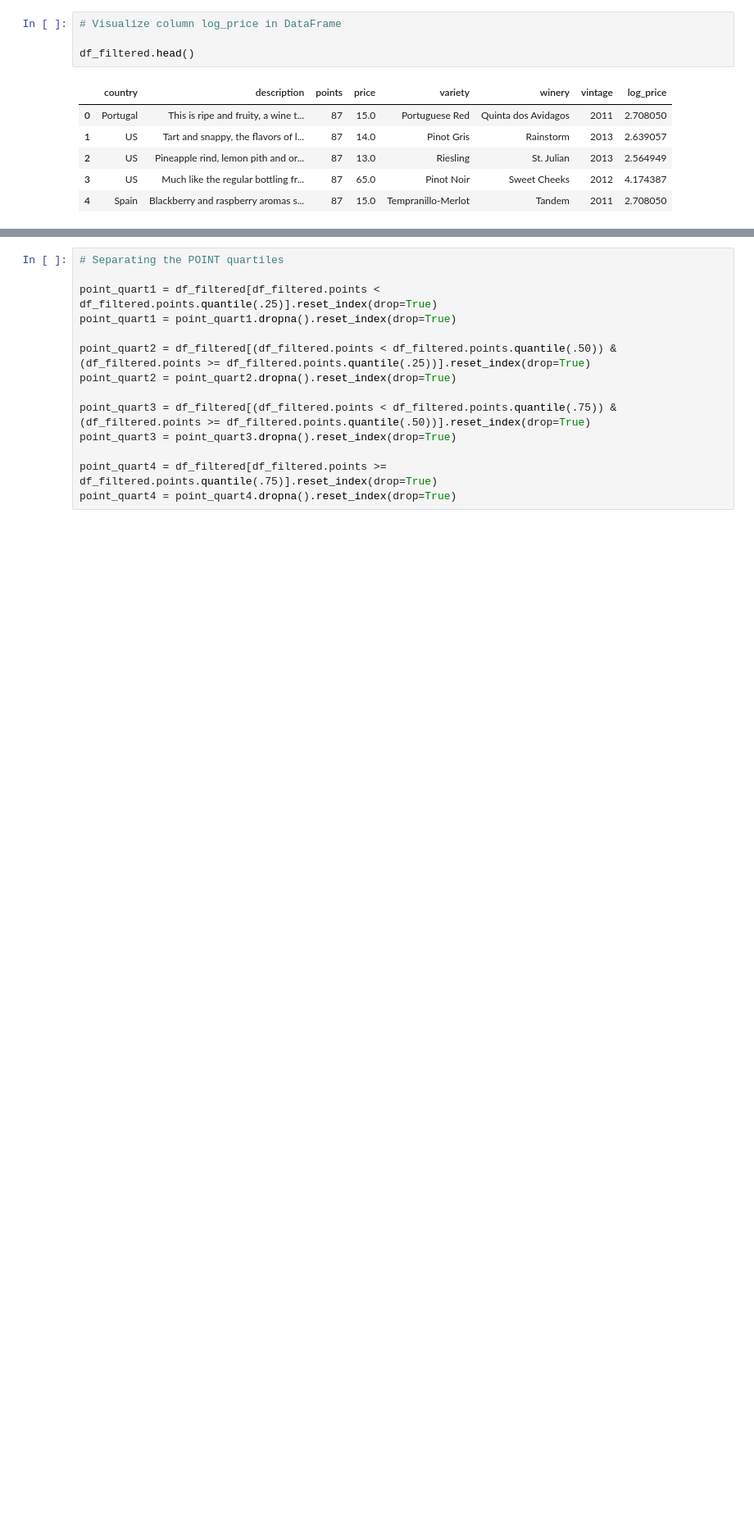
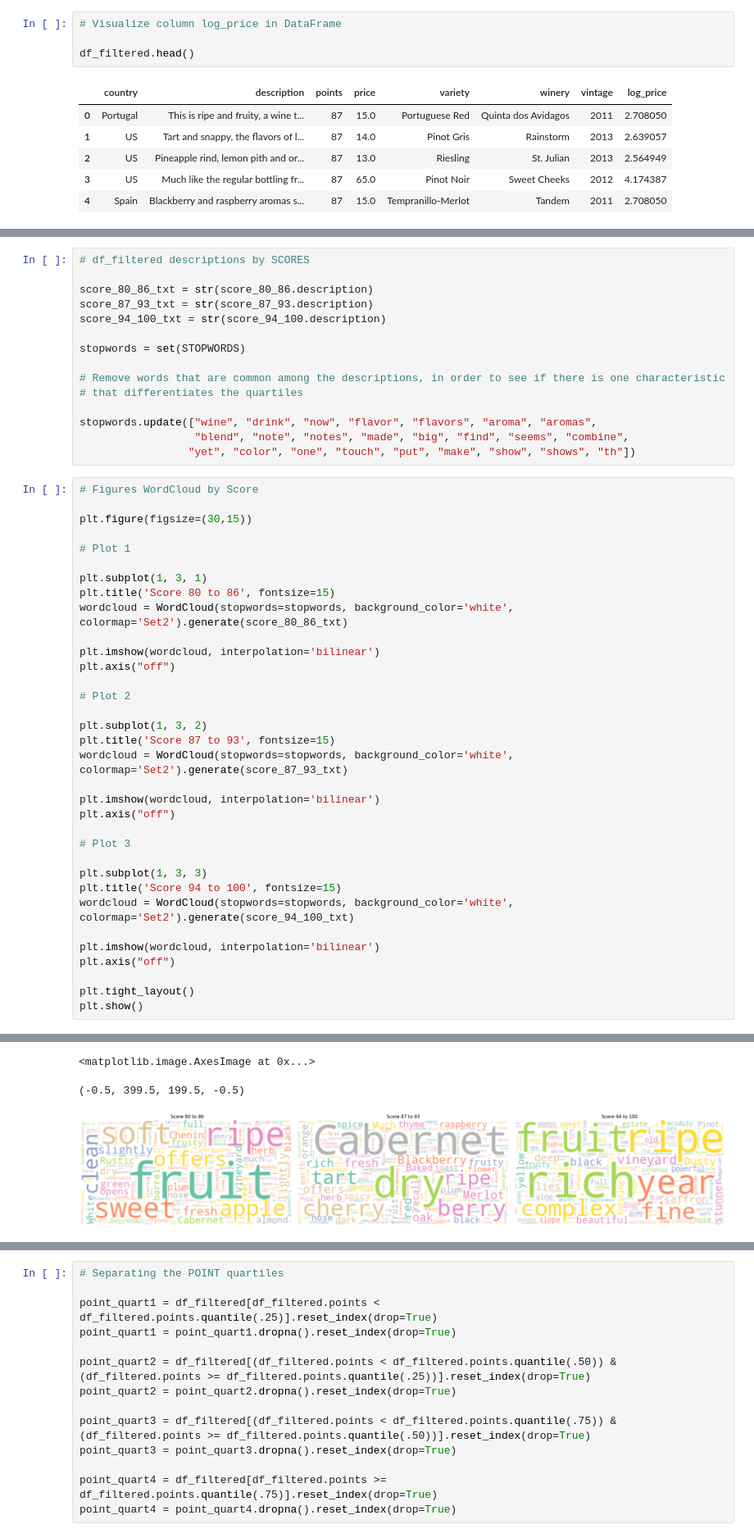
Before and after one commit to aliemelo/baco, a Jupyter notebook: Wine_Price_Points.ipynb, the cells around one changed output, grey strips where cells are left out. Shown at 82% size. Drawn from its saved outputs; the diff is of its cells as text; blank space fills up the shorter version.

```diff
--- a/Wine_Price_Points.ipynb
+++ b/Wine_Price_Points.ipynb
@@ -221,0 +277,50 @@ from wordcloud import WordCloud, STOPWORDS, ImageColorGenerator
+# %%
+# df_filtered descriptions by SCORES
+
+score_80_86_txt = str(score_80_86.description)
+score_87_93_txt = str(score_87_93.description)
+score_94_100_txt = str(score_94_100.description)
+
+stopwords = set(STOPWORDS)
+
+# Remove words that are common among the descriptions, in order to see if there is one characteristic
+# that differentiates the quartiles
+
+stopwords.update(["wine", "drink", "now", "flavor", "flavors", "aroma", "aromas",
+                  "blend", "note", "notes", "made", "big", "find", "seems", "combine",
+                 "yet", "color", "one", "touch", "put", "make", "show", "shows", "th"])
+# %%
+# Figures WordCloud by Score
+
+plt.figure(figsize=(30,15))
+
+# Plot 1
+
+plt.subplot(1, 3, 1)
+plt.title('Score 80 to 86', fontsize=15)
+wordcloud = WordCloud(stopwords=stopwords, background_color='white', colormap='Set2').generate(score_80_86_txt)
+
+plt.imshow(wordcloud, interpolation='bilinear')
+plt.axis("off")
+
+# Plot 2
+
+plt.subplot(1, 3, 2)
+plt.title('Score 87 to 93', fontsize=15)
+wordcloud = WordCloud(stopwords=stopwords, background_color='white', colormap='Set2').generate(score_87_93_txt)
+
+plt.imshow(wordcloud, interpolation='bilinear')
+plt.axis("off")
+
+# Plot 3
+
+plt.subplot(1, 3, 3)
+plt.title('Score 94 to 100', fontsize=15)
+wordcloud = WordCloud(stopwords=stopwords, background_color='white', colormap='Set2').generate(score_94_100_txt)
+
+plt.imshow(wordcloud, interpolation='bilinear')
+plt.axis("off")
+
+plt.tight_layout()
+plt.show()
+# %% [output]
@@ -222,3 +338,6 @@ from wordcloud import WordCloud, STOPWORDS, ImageColorGenerator
+<matplotlib.image.AxesImage at 0x...>
+(-0.5, 399.5, 199.5, -0.5)
+[figure, added]
 # %%
 # Separating the PRICE quartiles
 
```
Also changed, not shown: parts of 17 cells of this notebook.
